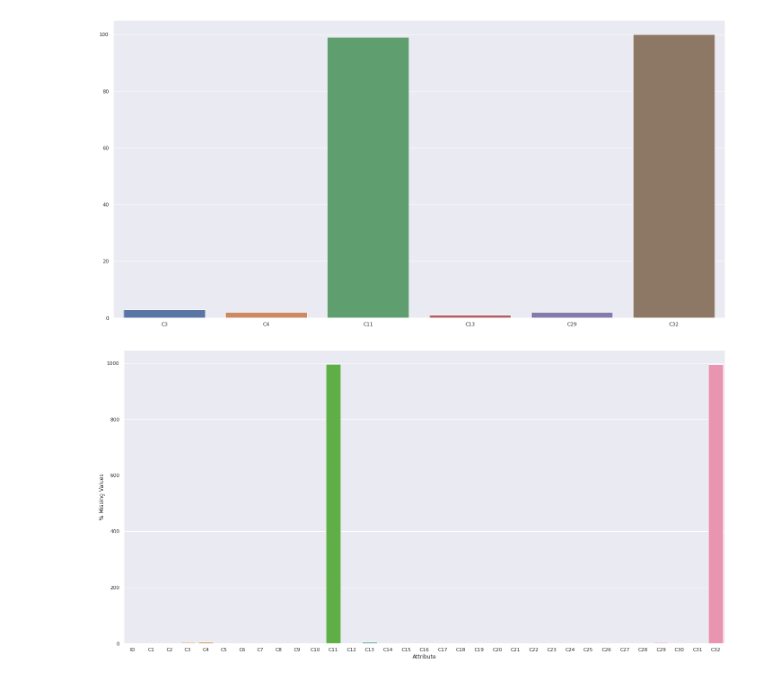
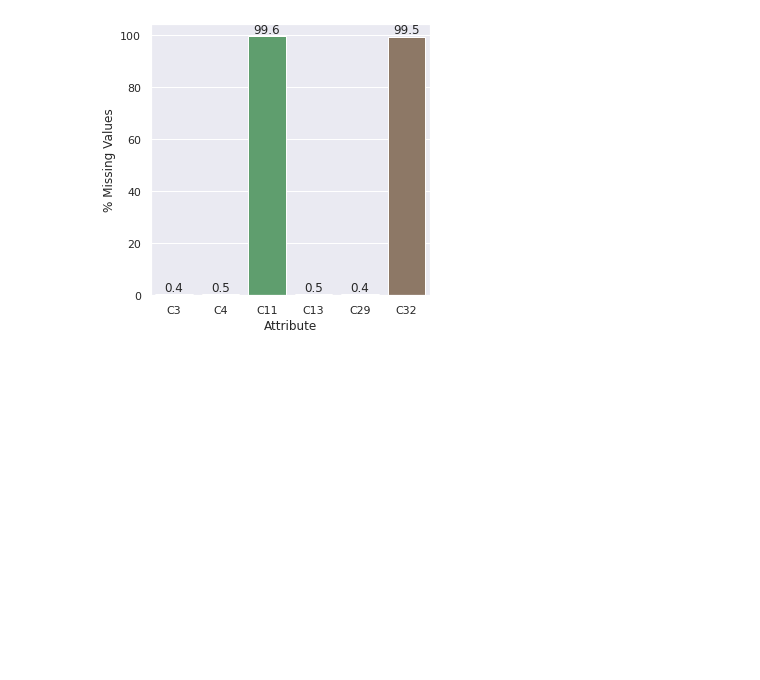
Before and after one commit to Moritz-Bergemann/DM-Assignment, a Jupyter notebook: generate_graphics.ipynb, the cells around one changed output. Drawn from its saved outputs; the diff is of its cells as text; code cells hidden in the pictures; blank space fills up the shorter version.

Commit message:
more graphics

```diff
--- a/generate_graphics.ipynb
+++ b/generate_graphics.ipynb
@@ -3,3 +3,8 @@ import seaborn as sns
 import pandas as pd
 import numpy as np
 from matplotlib import pyplot as plt
+
+def get_train():
+    df = pd.read_csv('./data/data2021.student.csv').drop(['Class', 'ID'], axis=1)
+    df = df.iloc[:1000]
+    return df
@@ -6,29 +66,33 @@ from matplotlib import pyplot as plt
 # %%
-## Missing test data
-df = pd.read_csv('data/data2021.student.csv')
+## Find missing values
 
-df_test = df.iloc[1000:]
-
-missing_test = df_test.drop('Class', axis=1).isnull().sum()
-missing_test = missing_test.loc[missing_test != 0]
-sns.set(rc={
-    'figure.figsize':(24,12),
-})
-
-plot = sns.barplot(missing_test.index, missing_test.values)
-plt.show()
+df = pd.read_csv('./data/data2021.student.csv').drop(['Class', 'ID'], axis=1)
 
 # Missing train data
 df_train = df.iloc[:1000]
-missing_train = df_train.drop('Class', axis=1).isnull().sum()
-missing_train.apply(lambda x: (x/1000) * 100)
-# missing_train = missing_train.loc[missing_train != 0]
+missing_train = df_train.isnull().sum()
+missing_train = missing_train.apply(lambda x: (x/1000) * 100)
+missing_train = missing_train.loc[missing_train != 0]
 sns.set(rc={
-    'figure.figsize':(24,12),
+    'figure.figsize':(5,5),
 })
 ax = sns.barplot(missing_train.index, missing_train.values)
 ax.set(xlabel="Attribute", ylabel="% Missing Values")
+ax.bar_label(ax.containers[0])
 plt.show()
+
+# ## Missing test data
+# df_test = df.iloc[1000:]
+
+# missing_test = df.isnull().sum()
+# missing_test = missing_test.loc[missing_test != 0]
+# missing_test = missing_test / len(df_test)
+# sns.set(rc={
+#     'figure.figsize':(5,5),
+# })
+
+# plot = sns.barplot(missing_test.index, missing_test.values)
+# plot.bar_label(plot.containers[0])
+# plt.show()
 # %% [output]
-[figure, old version]
+[figure, new version]
-[figure, removed]
```
Also changed, not shown: parts of 2 cells of this notebook.
